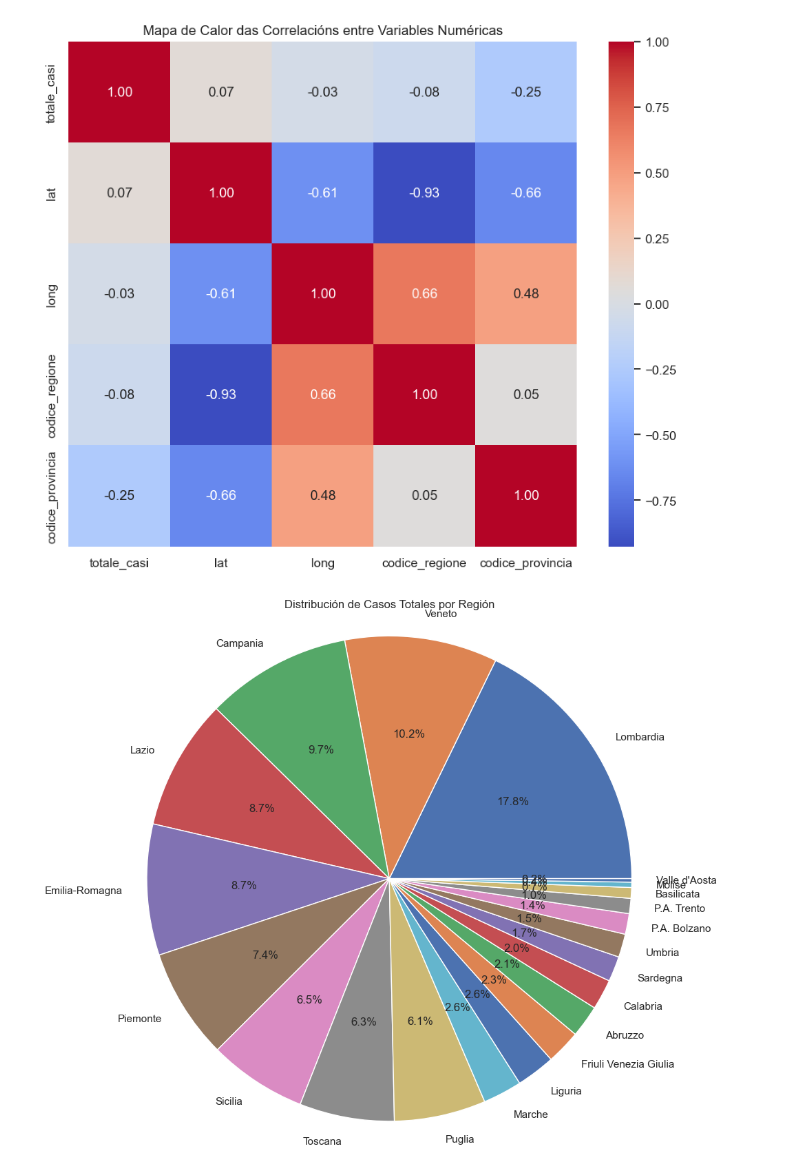
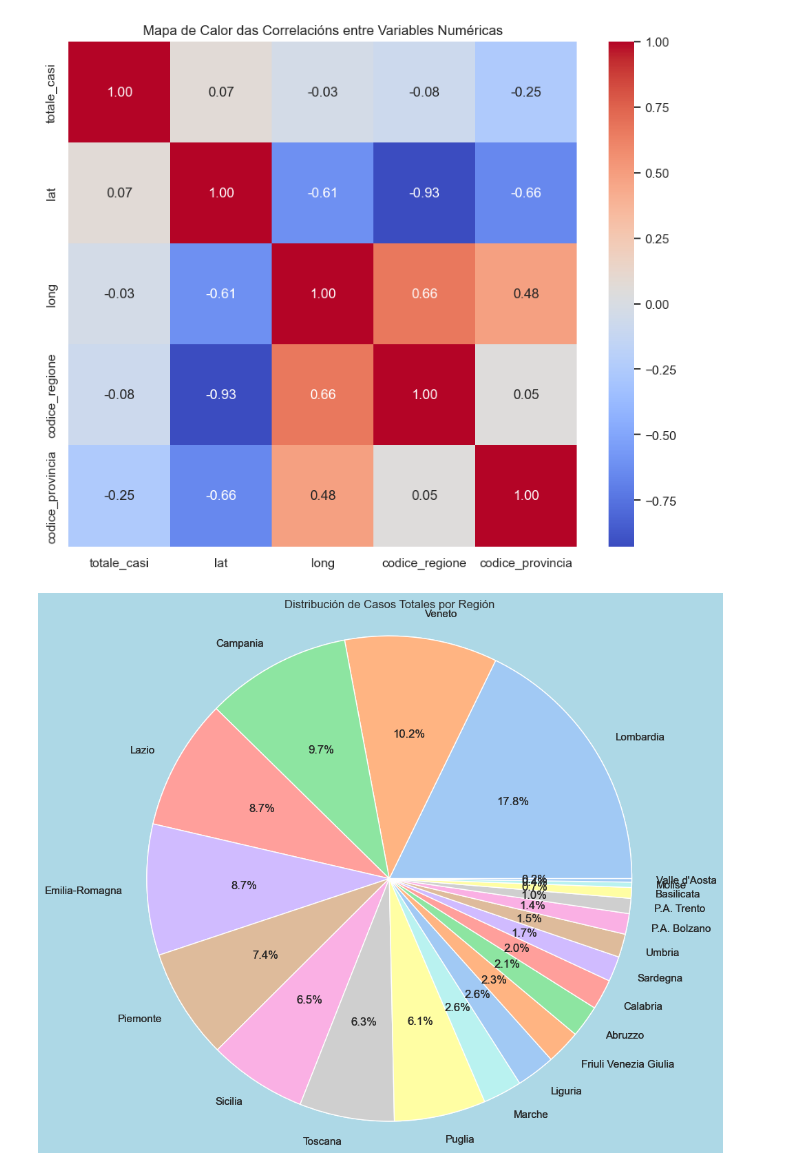
Before and after one commit to ConstantinMadalin/Tareas-y-Ejercicios-de-Clase, a Jupyter notebook: SBD/Tarea T3.3/T3_3_Analiza_e_visualiza_os_datos_de_COVID_de_Italia_PANDAS_MongoDB_SeaBorn_Constantin_Madalin_Ismana.ipynb, the cells around one changed output. Drawn from its saved outputs; the diff is of its cells as text; code cells hidden in the pictures.

```diff
--- a/SBD/Tarea T3.3/T3_3_Analiza_e_visualiza_os_datos_de_COVID_de_Italia_PANDAS_MongoDB_SeaBorn_Constantin_Madalin_Ismana.ipynb
+++ b/SBD/Tarea T3.3/T3_3_Analiza_e_visualiza_os_datos_de_COVID_de_Italia_PANDAS_MongoDB_SeaBorn_Constantin_Madalin_Ismana.ipynb
@@ -160,20 +164,25 @@ plt.show()
 # %%
 # Gráfico de diagrama de sectores (pie chart)
 # Agrupando por región y sumando los casos totales
 df_grouped = df.groupby('denominazione_regione')['totale_casi'].sum().reset_index()
 df_grouped = df_grouped.sort_values(by='totale_casi', ascending=False)
 df_grouped['denominazione_regione'] = df_grouped['denominazione_regione'].astype(str)  # Asegurando que sea un string
 df_grouped = df_grouped[df_grouped['totale_casi'] > 0]  # Filtrando regiones con casos totales > 0
 df = df_grouped.copy()
 
 
 # Gráfico de diagrama de sectores (pie chart)
 plt.figure(figsize=(10, 10))  # Tamaño cuadrado
 plt.pie(df['totale_casi'],
         labels=df['denominazione_regione'],
         autopct='%1.1f%%')
+#colores personalizados
+colores = sns.color_palette("pastel", len(df['denominazione_regione']))
+#fondo personalizado
+plt.gcf().patch.set_facecolor('lightblue')
+plt.pie(df['totale_casi'], labels=df['denominazione_regione'], autopct='%1.1f%%', colors=colores)
 plt.title('Distribución de Casos Totales por Región')
 plt.axis('equal')  # Para que el pie chart sea un círculo
 plt.show()
 # %% [output]
-[figure, old version]
+[figure, new version]
```
Also changed, not shown: parts of 4 cells of this notebook, 9 other files.
